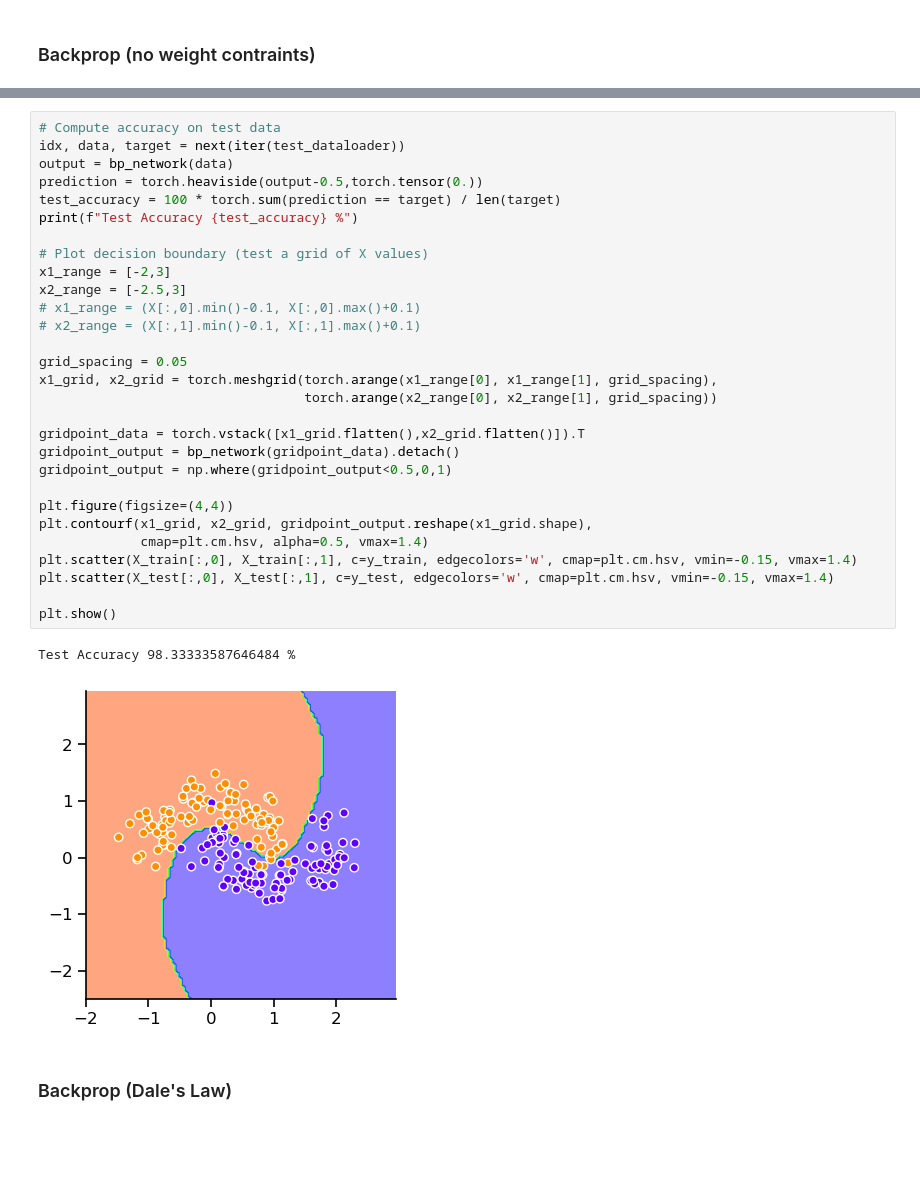
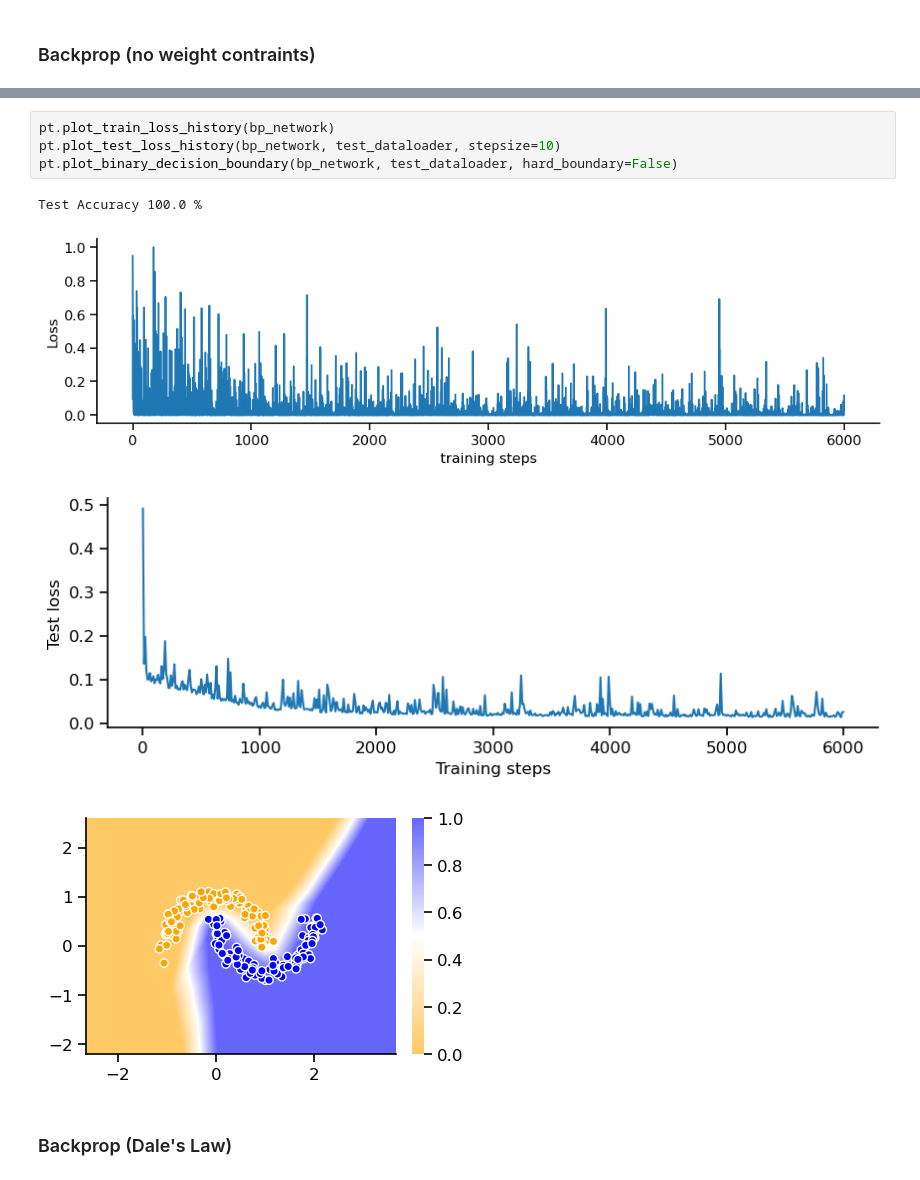
Before and after one commit to Milstein-Lab/EIANN, a Jupyter notebook: EIANN/notebooks/Binary_classifier_1hidden.ipynb, the cells around one changed output, grey strips where cells are left out. Drawn from its saved outputs; the diff is of its cells as text; blank space fills up the shorter version.

Commit message:
updates to binary classifier + mnist config

```diff
--- a/EIANN/notebooks/Binary_classifier_1hidden.ipynb
+++ b/EIANN/notebooks/Binary_classifier_1hidden.ipynb
@@ -74,35 +75,12 @@ pt.plot_test_loss_history(bp_network, test_dataloader, stepsize=1)
-# %%
-# Compute accuracy on test data
-idx, data, target = next(iter(test_dataloader))
-output = bp_network(data)
-prediction = torch.heaviside(output-0.5,torch.tensor(0.))
-test_accuracy = 100 * torch.sum(prediction == target) / len(target)
-print(f"Test Accuracy {test_accuracy} %")
-
-# Plot decision boundary (test a grid of X values)
-x1_range = [-2,3]
-x2_range = [-2.5,3]
-# x1_range = (X[:,0].min()-0.1, X[:,0].max()+0.1)
-# x2_range = (X[:,1].min()-0.1, X[:,1].max()+0.1)
-
-grid_spacing = 0.05
-x1_grid, x2_grid = torch.meshgrid(torch.arange(x1_range[0], x1_range[1], grid_spacing),
-                                  torch.arange(x2_range[0], x2_range[1], grid_spacing))
-
-gridpoint_data = torch.vstack([x1_grid.flatten(),x2_grid.flatten()]).T
-gridpoint_output = bp_network(gridpoint_data).detach()
-gridpoint_output = np.where(gridpoint_output<0.5,0,1)
-
-plt.figure(figsize=(4,4))
-plt.contourf(x1_grid, x2_grid, gridpoint_output.reshape(x1_grid.shape),
-             cmap=plt.cm.hsv, alpha=0.5, vmax=1.4)
-plt.scatter(X_train[:,0], X_train[:,1], c=y_train, edgecolors='w', cmap=plt.cm.hsv, vmin=-0.15, vmax=1.4)
-plt.scatter(X_test[:,0], X_test[:,1], c=y_test, edgecolors='w', cmap=plt.cm.hsv, vmin=-0.15, vmax=1.4)
-
-plt.show()
-# %% [output]
-Test Accuracy 98.33333587646484 %
-[figure, removed]
+# %%
+pt.plot_train_loss_history(bp_network)
+pt.plot_test_loss_history(bp_network, test_dataloader, stepsize=10)
+pt.plot_binary_decision_boundary(bp_network, test_dataloader, hard_boundary=False)
+# %% [output]
+Test Accuracy 100.0 %
+[figure, added]
+[figure, added]
+[figure, added]
 # %% [markdown]
 ### Backprop (Dale's Law)
 # %%
```
Also changed, not shown: parts of 9 cells of this notebook, 9 other files.
